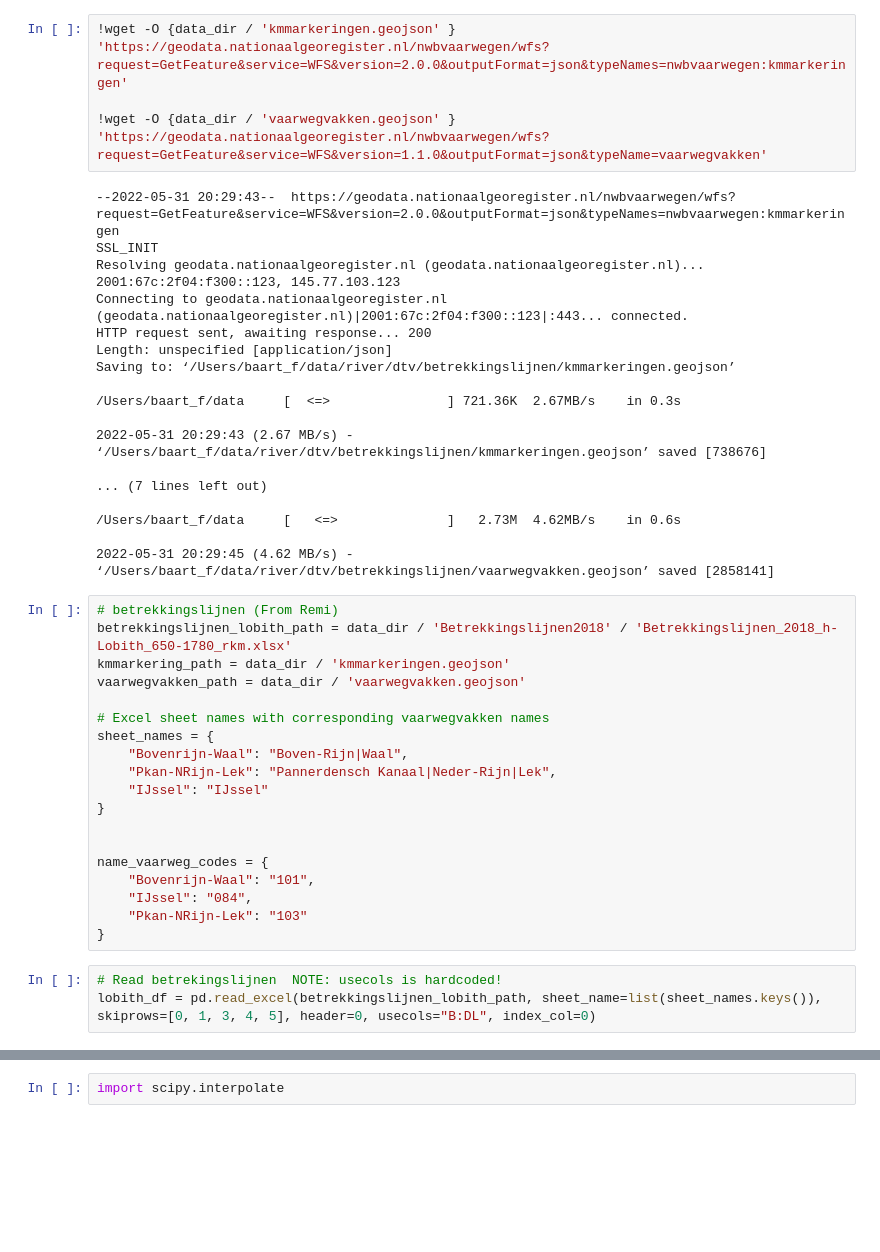
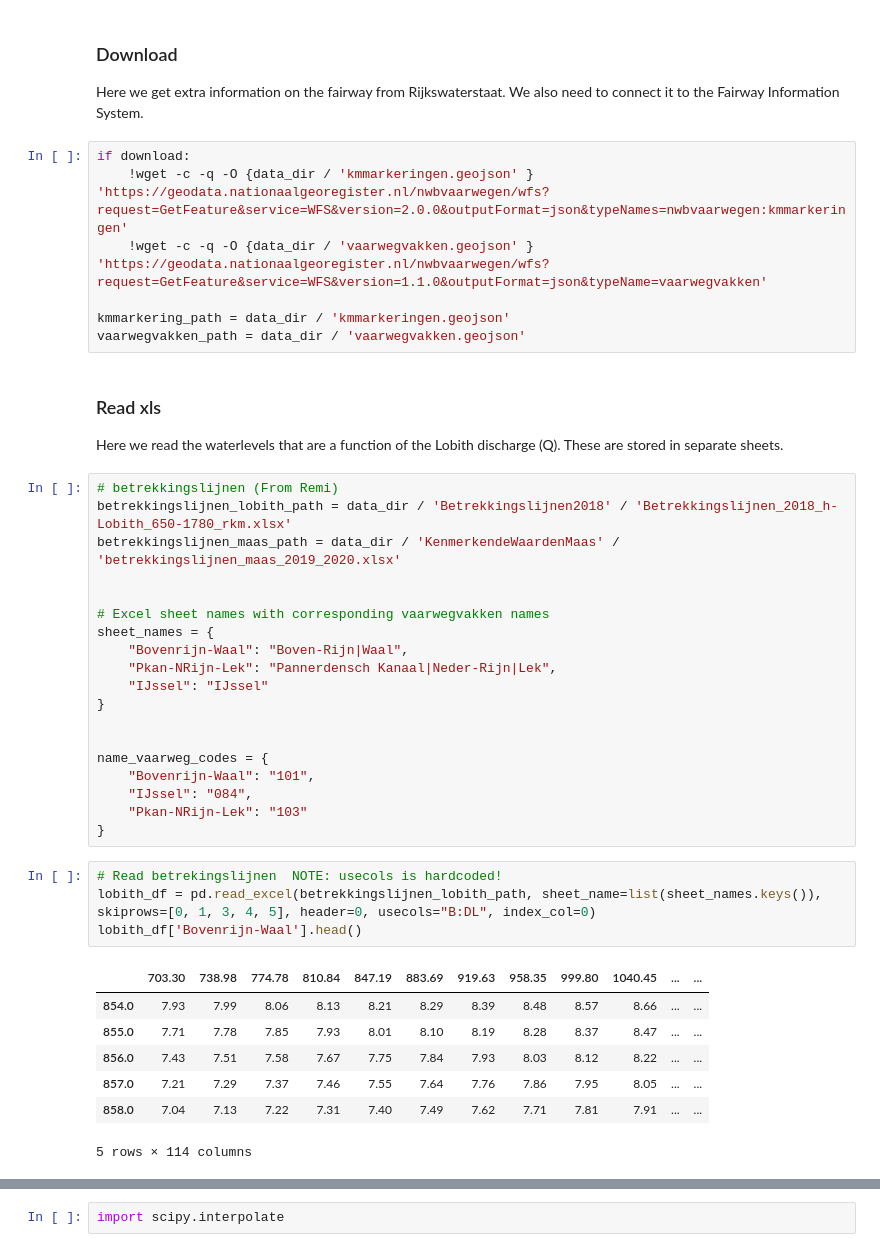
Before and after one commit to Deltares-research/digitaltwin-waterway, a Jupyter notebook: notebooks/waterdepths/read_waterdepth.ipynb, the cells around one changed output, grey strips where cells are left out. Saved outputs shown, nothing was run; the diff lists cells and outputs as text; blank space fills up the shorter version.

```diff
--- a/notebooks/waterdepths/read_waterdepth.ipynb
+++ b/notebooks/waterdepths/read_waterdepth.ipynb
@@ -11,30 +27,21 @@ data_dir = pathlib.Path('~/data/river/dtv/betrekkingslijnen')
+# %% [markdown]
+### Download
+Here we get extra information on the fairway from Rijkswaterstaat. We also need to connect it to the Fairway Information System.
 # %%
-!wget -O {data_dir / 'kmmarkeringen.geojson' } 'https://geodata.nationaalgeoregister.nl/nwbvaarwegen/wfs?request=GetFeature&service=WFS&version=2.0.0&outputFormat=json&typeNames=nwbvaarwegen:kmmarkeringen'
+if download:
+    !wget -c -q -O {data_dir / 'kmmarkeringen.geojson' } 'https://geodata.nationaalgeoregister.nl/nwbvaarwegen/wfs?request=GetFeature&service=WFS&version=2.0.0&outputFormat=json&typeNames=nwbvaarwegen:kmmarkeringen'
+    !wget -c -q -O {data_dir / 'vaarwegvakken.geojson' } 'https://geodata.nationaalgeoregister.nl/nwbvaarwegen/wfs?request=GetFeature&service=WFS&version=1.1.0&outputFormat=json&typeName=vaarwegvakken'
 
-!wget -O {data_dir / 'vaarwegvakken.geojson' } 'https://geodata.nationaalgeoregister.nl/nwbvaarwegen/wfs?request=GetFeature&service=WFS&version=1.1.0&outputFormat=json&typeName=vaarwegvakken'
+kmmarkering_path = data_dir / 'kmmarkeringen.geojson'
+vaarwegvakken_path = data_dir / 'vaarwegvakken.geojson'
-# %% [output]
---2022-05-31 20:29:43--  https://geodata.nationaalgeoregister.nl/nwbvaarwegen/wfs?request=GetFeature&service=WFS&version=2.0.0&outputFormat=json&typeNames=nwbvaarwegen:kmmarkeringen
-SSL_INIT
-Resolving geodata.nationaalgeoregister.nl (geodata.nationaalgeoregister.nl)... 2001:67c:2f04:f300::123, 145.77.103.123
-Connecting to geodata.nationaalgeoregister.nl (geodata.nationaalgeoregister.nl)|2001:67c:2f04:f300::123|:443... connected.
-HTTP request sent, awaiting response... 200
-Length: unspecified [application/json]
-Saving to: ‘/Users/baart_f/data/river/dtv/betrekkingslijnen/kmmarkeringen.geojson’
-
-/Users/baart_f/data     [  <=>               ] 721.36K  2.67MB/s    in 0.3s
-
-2022-05-31 20:29:43 (2.67 MB/s) - ‘/Users/baart_f/data/river/dtv/betrekkingslijnen/kmmarkeringen.geojson’ saved [738676]
-
-... (7 lines left out)
-
-/Users/baart_f/data     [   <=>              ]   2.73M  4.62MB/s    in 0.6s
-
-2022-05-31 20:29:45 (4.62 MB/s) - ‘/Users/baart_f/data/river/dtv/betrekkingslijnen/vaarwegvakken.geojson’ saved [2858141]
+# %% [markdown]
+### Read xls
+Here we read the waterlevels that are a function of the Lobith discharge (Q).  These are stored in separate sheets.
 # %%
 # betrekkingslijnen (From Remi)
 betrekkingslijnen_lobith_path = data_dir / 'Betrekkingslijnen2018' / 'Betrekkingslijnen_2018_h-Lobith_650-1780_rkm.xlsx'
-kmmarkering_path = data_dir / 'kmmarkeringen.geojson'
-vaarwegvakken_path = data_dir / 'vaarwegvakken.geojson'
+betrekkingslijnen_maas_path = data_dir / 'KenmerkendeWaardenMaas' / 'betrekkingslijnen_maas_2019_2020.xlsx'
+
 
 # Excel sheet names with corresponding vaarwegvakken names
 sheet_names = {
@@ -52,3 +59,12 @@ name_vaarweg_codes = {
 # %%
 # Read betrekingslijnen  NOTE: usecols is hardcoded!
 lobith_df = pd.read_excel(betrekkingslijnen_lobith_path, sheet_name=list(sheet_names.keys()), skiprows=[0, 1, 3, 4, 5], header=0, usecols="B:DL", index_col=0)
+lobith_df['Bovenrijn-Waal'].head()
+# %% [output]
+|  | 703.30 | 738.98 | 774.78 | 810.84 | 847.19 | 883.69 | 919.63 | 958.35 | 999.80 | 1040.45 | ... | ... |
+| 854.0 | 7.93 | 7.99 | 8.06 | 8.13 | 8.21 | 8.29 | 8.39 | 8.48 | 8.57 | 8.66 | ... | ... |
+| 855.0 | 7.71 | 7.78 | 7.85 | 7.93 | 8.01 | 8.10 | 8.19 | 8.28 | 8.37 | 8.47 | ... | ... |
+| 856.0 | 7.43 | 7.51 | 7.58 | 7.67 | 7.75 | 7.84 | 7.93 | 8.03 | 8.12 | 8.22 | ... | ... |
+| 857.0 | 7.21 | 7.29 | 7.37 | 7.46 | 7.55 | 7.64 | 7.76 | 7.86 | 7.95 | 8.05 | ... | ... |
+| 858.0 | 7.04 | 7.13 | 7.22 | 7.31 | 7.40 | 7.49 | 7.62 | 7.71 | 7.81 | 7.91 | ... | ... |
+5 rows × 114 columns
```
Also changed, not shown: parts of 33 cells of this notebook.
